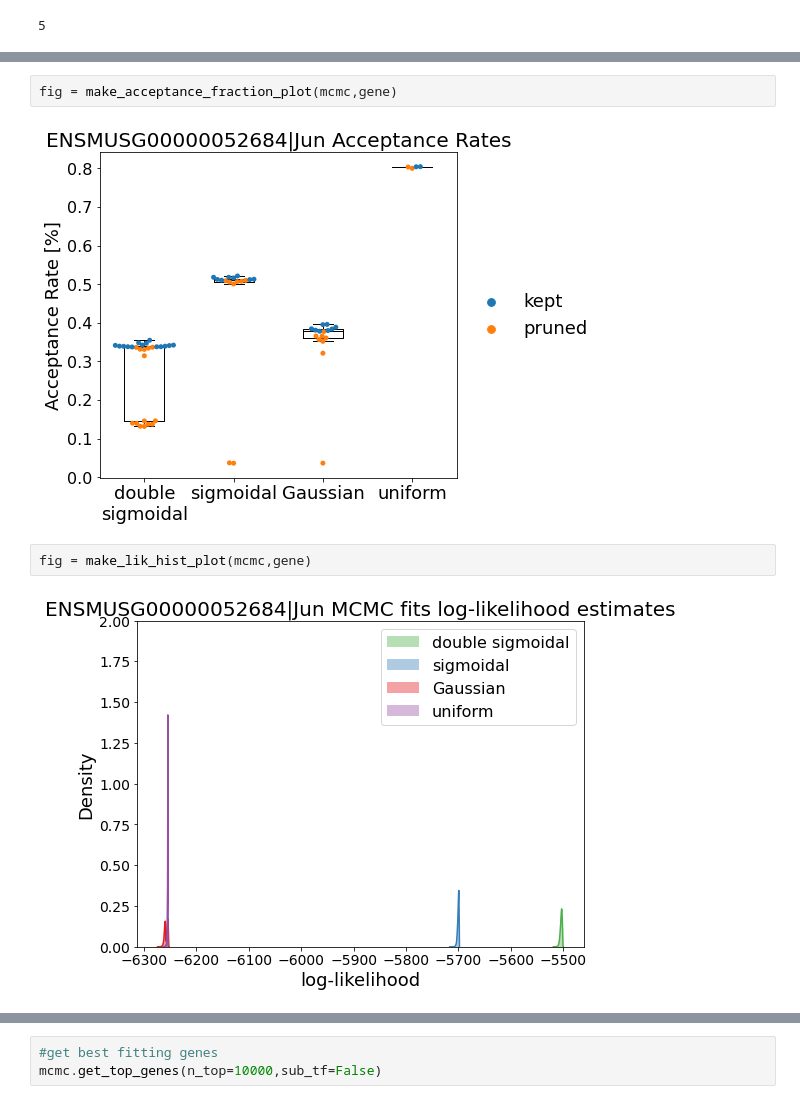
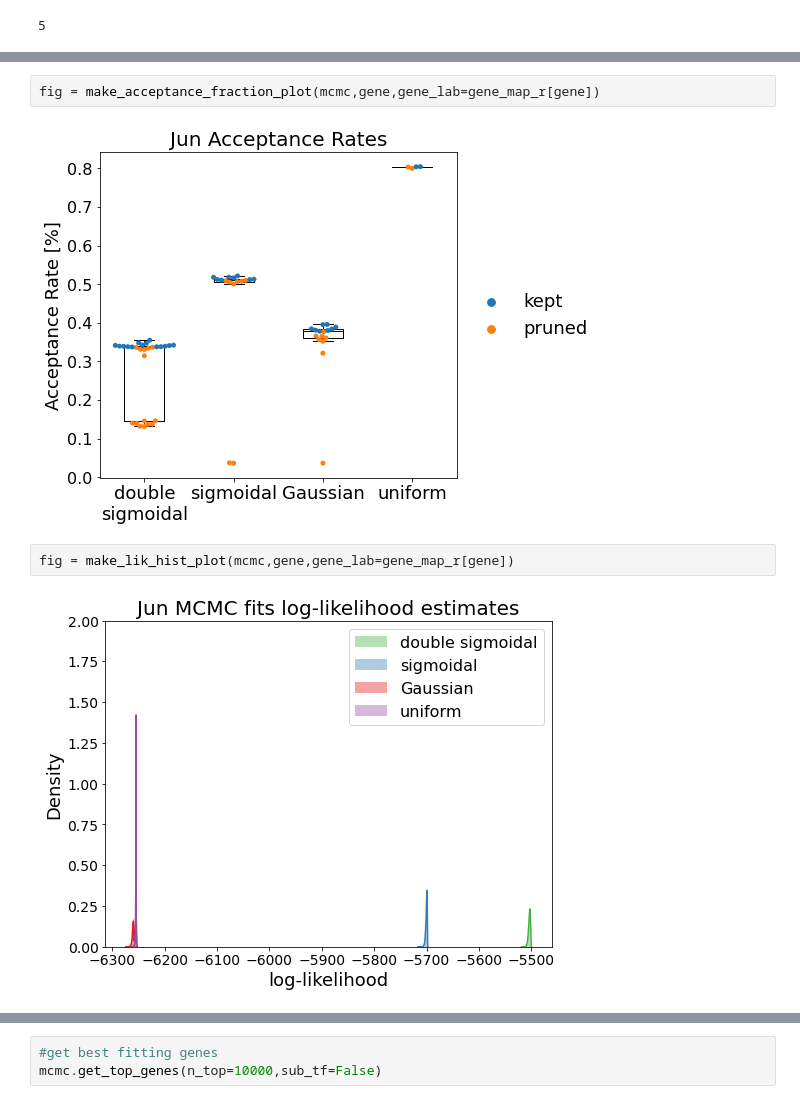
Before and after one commit to daniel-rosebrock/transcriptional_cascades, a Jupyter notebook: load_mcmc_run.ipynb, the cells around one changed output, grey strips where cells are left out. Drawn from its saved outputs; the diff is of its cells as text.

```diff
--- a/load_mcmc_run.ipynb
+++ b/load_mcmc_run.ipynb
@@ -57,9 +59,9 @@ fig = make_joint_fit_and_bic_estimate_plot(mcmc,gene_map['Eomes'])
 # %%
-fig = make_acceptance_fraction_plot(mcmc,gene)
+fig = make_acceptance_fraction_plot(mcmc,gene,gene_lab=gene_map_r[gene])
 # %% [output]
-[figure, old version]
+[figure, new version]
 # %%
-fig = make_lik_hist_plot(mcmc,gene)
+fig = make_lik_hist_plot(mcmc,gene,gene_lab=gene_map_r[gene])
 # %% [output]
-[figure, old version]
+[figure, new version]
 # %%
```
Also changed, not shown: parts of 17 cells of this notebook.
